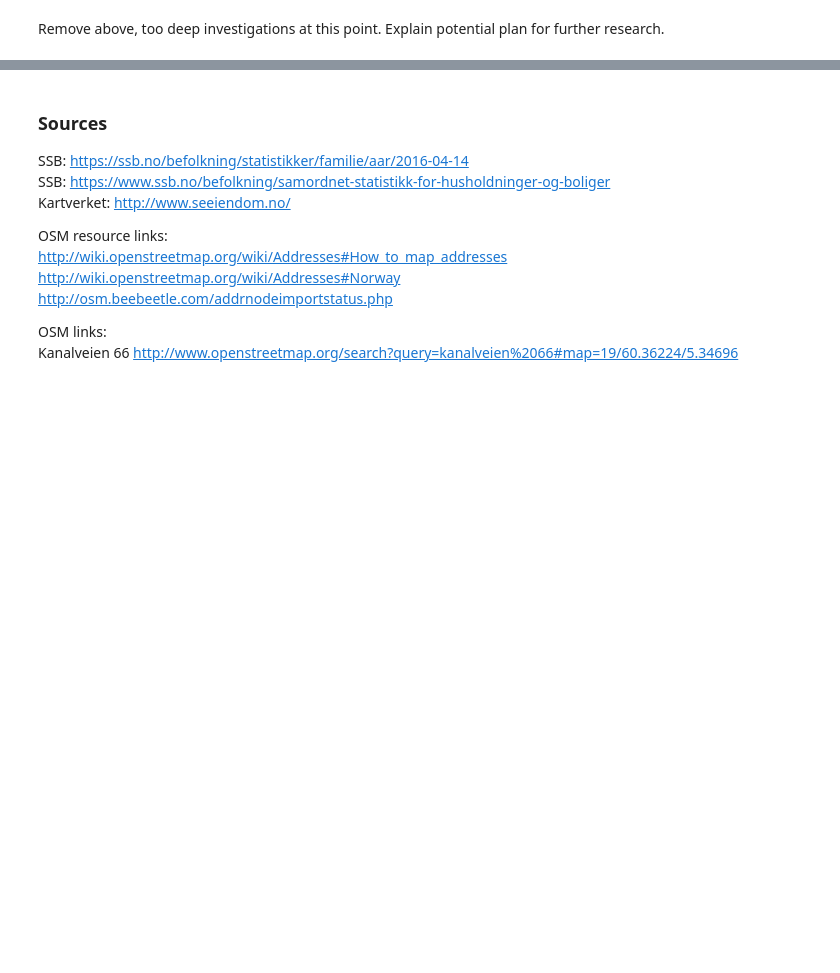
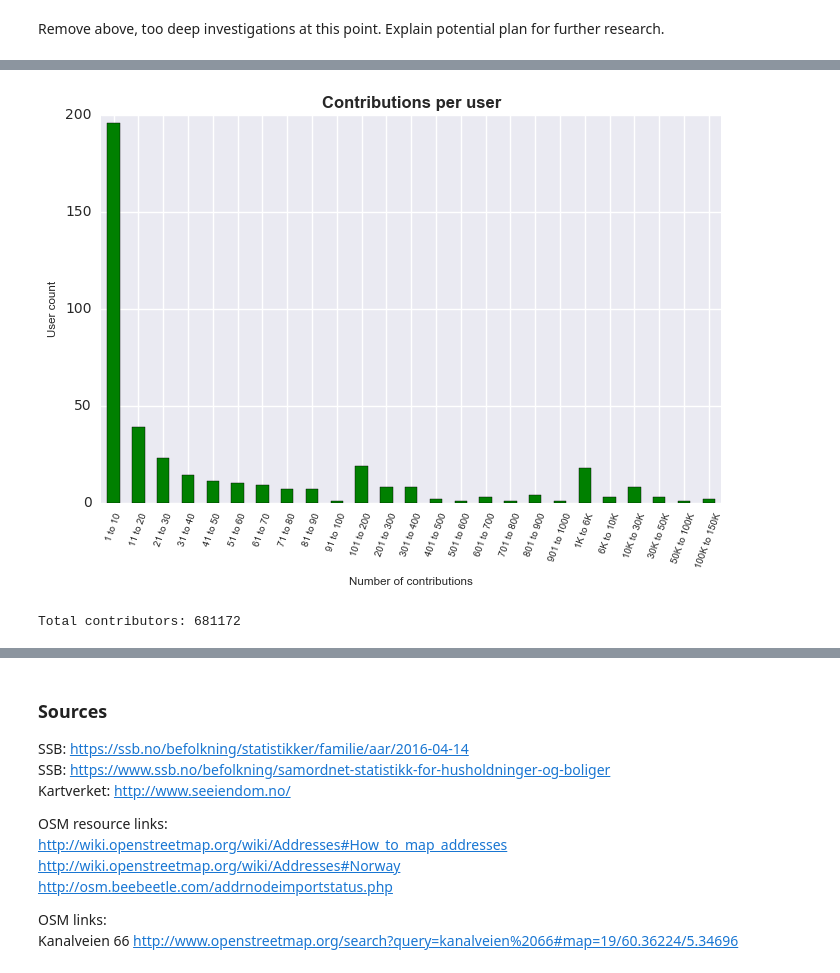
Before and after one commit to gisledb/udacity_nanodegree, a Jupyter notebook: ipython_notebooks/p3/osm_analysis.ipynb, the cells around one changed output, grey strips where cells are left out. Saved outputs shown, nothing was run; the diff lists cells and outputs as text; code cells hidden in the pictures; blank space fills up the shorter version.

Commit message:
Completed user contribution analysis, including plotting.

```diff
--- a/ipython_notebooks/p3/osm_analysis.ipynb
+++ b/ipython_notebooks/p3/osm_analysis.ipynb
@@ -525,0 +528,26 @@ According to the [OSM wiki](http://wiki.openstreetmap.org/wiki/Addresses#How_to_
+# %%
+#Getting counts for streetnames and addresses
+
+user_count = bergen.aggregate([
+        { "$group" : {
+                "_id" : { "uid": "$created.uid", "mset": {"username": "$created.user" } } } },
+        { "$unwind" : "$mset"},
+        { "$group" : { "_id" : "$uid",
+                      "count" : { "$sum" : 1} } }
+    ])
+
+# household_count = 0
+# unique_street_count = 0
+# addresses_on_street = {}
+
+# for doc in aggregated:
+#     household_count += doc['count']
+#     unique_street_count += 1
+
+#     addresses_on_street[doc['_id']] = doc['count']
+
+# print("total addresses in Bergen:", household_count)
+# print("number of streetnames:", unique_street_count)
+
+for doc in user_count:
+    print(doc)
@@ -525,0 +677,30 @@ According to the [OSM wiki](http://wiki.openstreetmap.org/wiki/Addresses#How_to_
+# %%
+from matplotlib import pyplot as plt
+import seaborn as sns
+%matplotlib inline
+
+for_plot = df_mode_dict.groupby('bracket')['count'].agg('sum')
+
+fig = plt.figure(figsize=(8,5))
+ax = plt.subplot(1,1,1)
+
+#all passengers plot
+rects = for_plot.plot(kind='bar',ax=ax,color='g')
+ax.set_title('Contributions per user',fontsize='large',fontweight='bold')
+ax.set_xlabel('Number of contributions',fontsize='small')
+ax.set_ylabel('User count',fontsize='small')
+ax.set_xticklabels(for_plot.index.values,rotation='70',fontsize='x-small')
+
+plt.show()
+# %% [output]
+[figure, added]
+# %%
+total_contributions = 0
+
+for doc in grouped_users:
+    try:
+        total_contributions += int(doc['count'])
+    except TypeError:
+        pprint(doc)
+# %% [output]
+Total contributors: 681172
```
Also changed, not shown: parts of 20 cells of this notebook, 2 other files.
